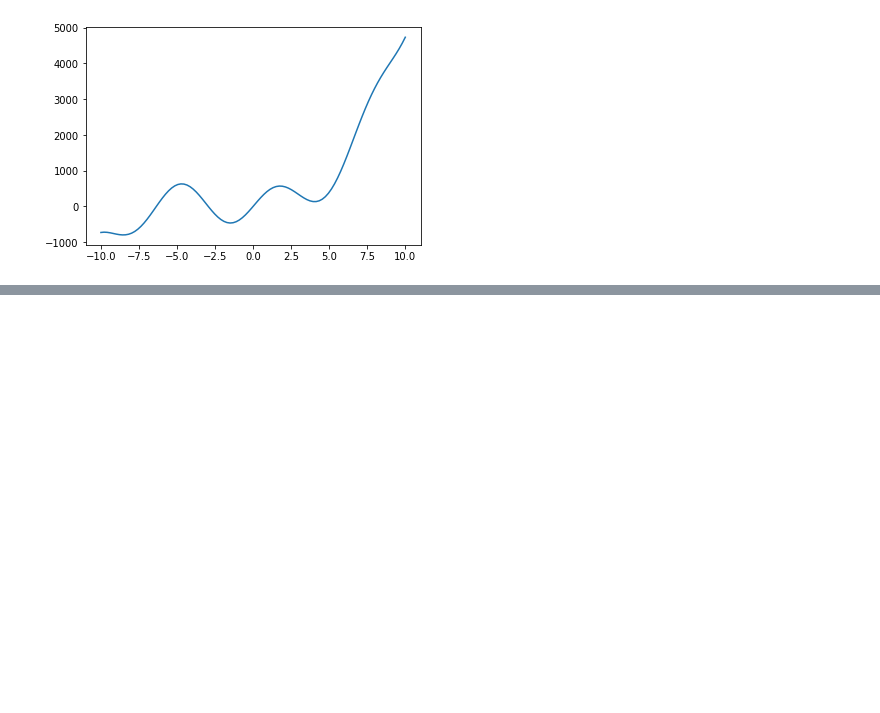
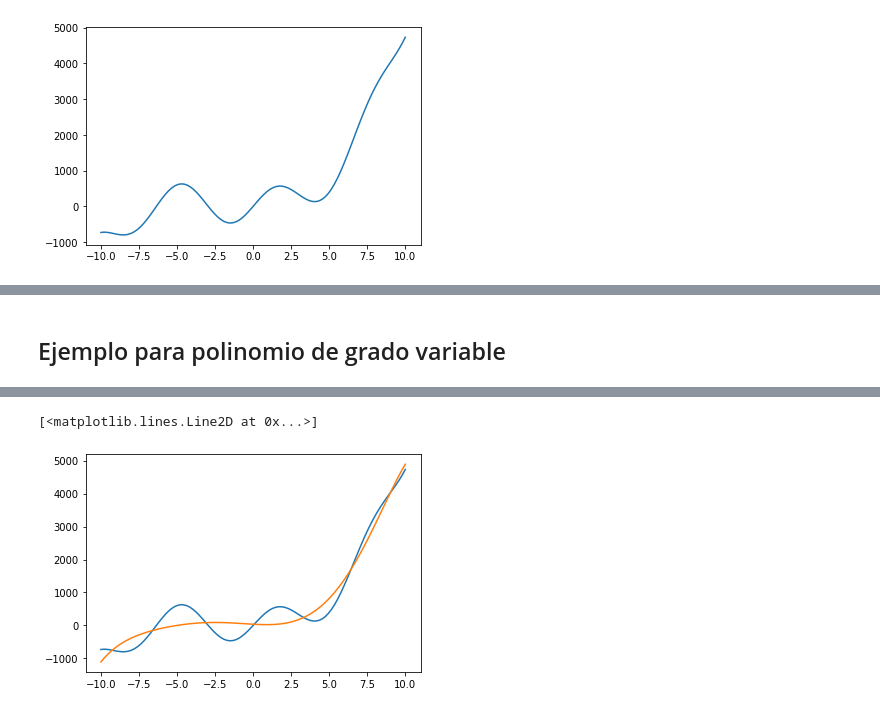
Before and after one commit to rusamentiaga/pytorch-test, a Jupyter notebook: 2_learning.ipynb, the cells around one changed output, grey strips where cells are left out. Saved outputs shown, nothing was run; the diff lists cells and outputs as text; code cells hidden in the pictures; blank space fills up the shorter version.

```diff
--- a/2_learning.ipynb
+++ b/2_learning.ipynb
@@ -665,2 +665,47 @@ Epoch 10000, Loss 113562.59375
 [<matplotlib.lines.Line2D at 0x...>]
 [figure]
+# %% [markdown]
+## Ejemplo para polinomio de grado variable
+# %%
+#@title Click here to see the answer
+
+class PolModelN(torch.nn.Module):
+    def __init__(self, n):
+        super().__init__()
+        self.fc1 = torch.nn.Linear(n, 1)
+
+    def forward(self, x):
+        return self.fc1(x)
+
+xt = torch.linspace(-10, 10, 100)
+yt = 3*xt**3 + 20*xt**2 + 500*xt.sin()
+
+n = 6
+polModel = PolModelN(n)
+
+xtf = torch.zeros(len(xt),n);
+for i in range(n):
+  xtf[:,i] = xt**(i+1)
+
+criterion = torch.nn.MSELoss(reduction='mean')
+optimizer = torch.optim.Adam(polModel.parameters(), lr=1e-2)
+
+yval = torch.unsqueeze(yt,1).float()
+
+for epoch in range(10000):
+    # Forward pass: Compute predicted y by passing x to the model
+    y_pred = polModel(xtf)
+
+    loss = criterion(y_pred, yval)
+
+    if epoch+1 in (1, 2, 3, 4, 5, 10, 100, 500, 1000, 5000, 10000):
+      print(f'Epoch {epoch+1}, Loss {loss}')
+
+    # Zero gradients, perform a backward pass, and update the weights.
+    optimizer.zero_grad()
+    loss.backward()
+    optimizer.step()
+
+plt.plot(xt, yt)
+plt.plot(xt, polModel(xtf).detach())
+# %% [output]
@@ -666,0 +723,2 @@ Epoch 10000, Loss 113562.59375
+[<matplotlib.lines.Line2D at 0x...>]
+[figure, added]
```
Also changed, not shown: parts of 4 cells of this notebook.
